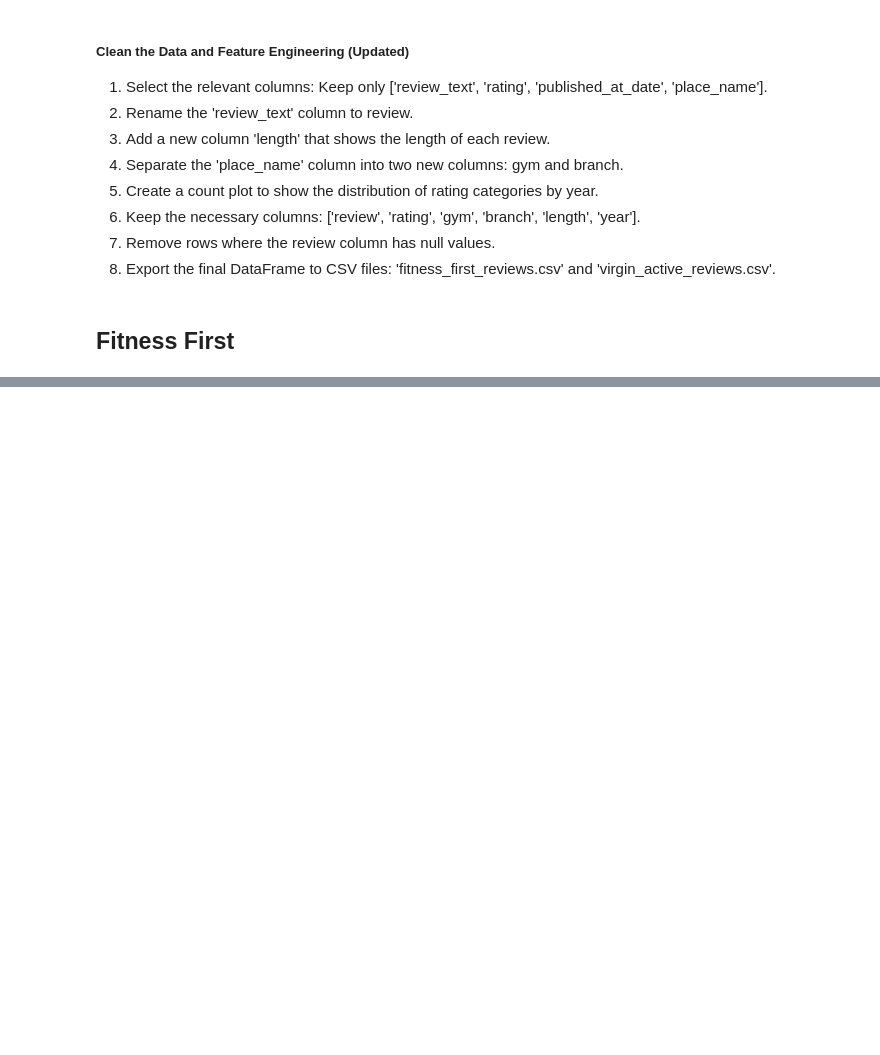
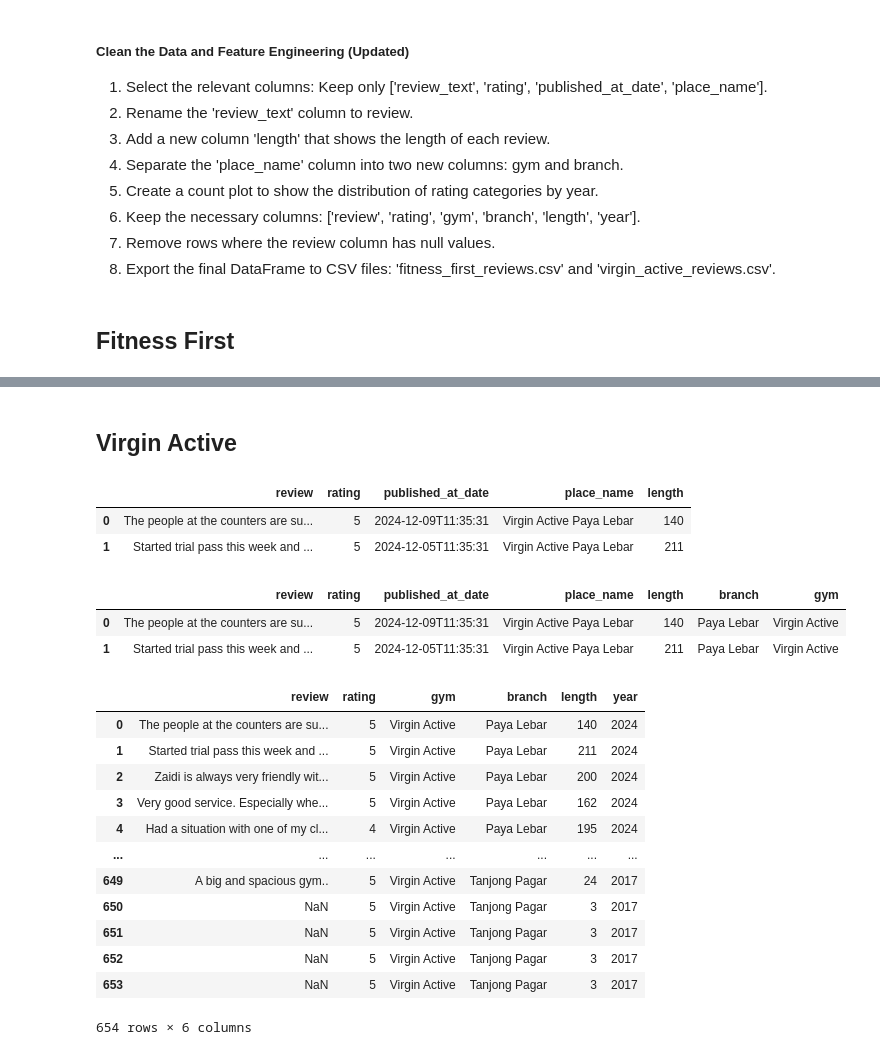
Before and after one commit to julianacharisser/gym-reviews-sentiment-analysis, a Jupyter notebook: combine_datasets.ipynb, the cells around one changed output, grey strips where cells are left out. Saved outputs shown, nothing was run; the diff lists cells and outputs as text; code cells hidden in the pictures; blank space fills up the shorter version.

```diff
--- a/combine_datasets.ipynb
+++ b/combine_datasets.ipynb
@@ -133 +153,38 @@ memory usage: 22.4+ KB
 final_fitness_first_reviews.to_csv('filtered-datasets/fitness_first_reviews.csv', index=False)
+# %% [markdown]
+## Virgin Active
+# %%
+# 1. Select the relevant columns: Keep only ['review_text', 'rating', 'published_at_date', 'place_name'].
+virgin_active_reviews = virgin_active_reviews[['review_text','rating','published_at_date','place_name']]
+
+# 2. Rename the 'review_text' column to review.
+virgin_active_reviews.rename(columns={'review_text': 'review'}, inplace=True)
+
+# 3. Add a new column that shows the length of each review.
+virgin_active_reviews['length'] = virgin_active_reviews['review'].astype(str).apply(len)
+
+virgin_active_reviews.head(2)
+# %% [output]
+|  | review | rating | published_at_date | place_name | length |
+| 0 | The people at the counters are su... | 5 | 2024-12-09T11:35:31 | Virgin Active Paya Lebar | 140 |
+| 1 | Started trial pass this week and ... | 5 | 2024-12-05T11:35:31 | Virgin Active Paya Lebar | 211 |
+# %%
+# 4. Separate the 'place_name' column into two new columns: gym and branch.
+
+# Mapping for place_name to branch
+branch_mapping = {
+    'Virgin Active Paya Lebar': 'Paya Lebar',
+    'Virgin Active Tanjong Pagar': 'Tanjong Pagar',
+}
+
+# Create the 'branch' column based on the 'place_name' values
+virgin_active_reviews['branch'] = virgin_active_reviews['place_name'].map(branch_mapping)
+
+# Create the 'gym' column
+virgin_active_reviews['gym'] = 'Virgin Active'
+
+virgin_active_reviews.head(2)
+# %% [output]
+|  | review | rating | published_at_date | place_name | length | branch | gym |
+| 0 | The people at the counters are su... | 5 | 2024-12-09T11:35:31 | Virgin Active Paya Lebar | 140 | Paya Lebar | Virgin Active |
+| 1 | Started trial pass this week and ... | 5 | 2024-12-05T11:35:31 | Virgin Active Paya Lebar | 211 | Paya Lebar | Virgin Active |
@@ -133,0 +214,22 @@ final_fitness_first_reviews.to_csv('filtered-datasets/fitness_first_reviews.csv'
+# %%
+# Create the 'year' column
+virgin_active_reviews['published_at_date'] = pd.to_datetime(virgin_active_reviews['published_at_date'])
+virgin_active_reviews['year'] = virgin_active_reviews['published_at_date'].dt.year
+
+# 6. Keep the necessary columns: ['review', 'rating', 'gym', 'branch', 'length', 'year'].
+final_virgin_active_reviews = virgin_active_reviews[['review','rating','gym','branch','length','year']]
+final_virgin_active_reviews
+# %% [output]
+|  | review | rating | gym | branch | length | year |
+| 0 | The people at the counters are su... | 5 | Virgin Active | Paya Lebar | 140 | 2024 |
+| 1 | Started trial pass this week and ... | 5 | Virgin Active | Paya Lebar | 211 | 2024 |
+| 2 | Zaidi is always very friendly wit... | 5 | Virgin Active | Paya Lebar | 200 | 2024 |
+| 3 | Very good service. Especially whe... | 5 | Virgin Active | Paya Lebar | 162 | 2024 |
+| 4 | Had a situation with one of my cl... | 4 | Virgin Active | Paya Lebar | 195 | 2024 |
+| ... | ... | ... | ... | ... | ... | ... |
+| 649 | A big and spacious gym.. | 5 | Virgin Active | Tanjong Pagar | 24 | 2017 |
+| 650 | NaN | 5 | Virgin Active | Tanjong Pagar | 3 | 2017 |
+| 651 | NaN | 5 | Virgin Active | Tanjong Pagar | 3 | 2017 |
+| 652 | NaN | 5 | Virgin Active | Tanjong Pagar | 3 | 2017 |
+| 653 | NaN | 5 | Virgin Active | Tanjong Pagar | 3 | 2017 |
+654 rows × 6 columns
```
Also changed, not shown: parts of 14 cells of this notebook, 6 other files.
